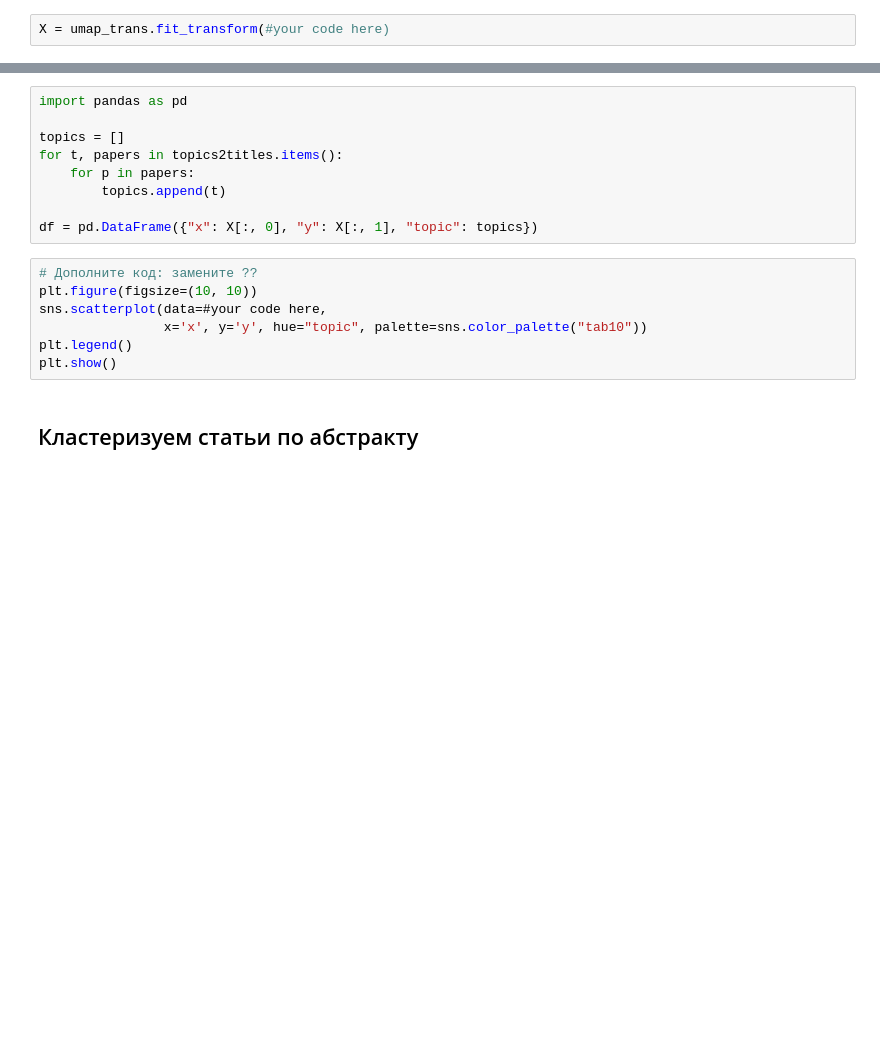
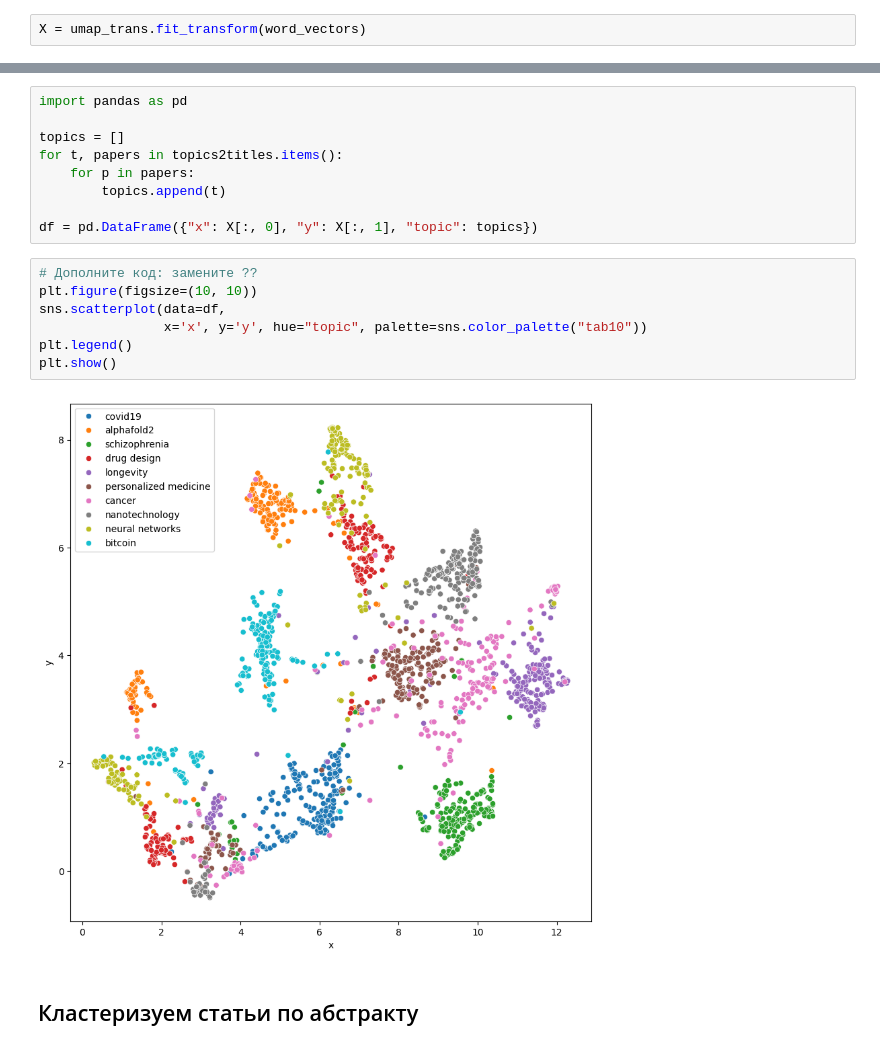
Before and after one commit to Existanze54/sirius-neural-networks-2024, a Jupyter notebook: Practices/S08_Attention_transformers.ipynb, the cells around one changed output, grey strips where cells are left out. Drawn from its saved outputs; the diff is of its cells as text; blank space fills up the shorter version.

```diff
--- a/Practices/S08_Attention_transformers.ipynb
+++ b/Practices/S08_Attention_transformers.ipynb
@@ -264,7 +407,7 @@ from umap import UMAP
 # %%
 umap_trans = UMAP(n_components = 2, metric="cosine")
 # %%
-X = umap_trans.fit_transform(#your code here)
+X = umap_trans.fit_transform(word_vectors)
 # %%
 import matplotlib.pyplot as plt
 import seaborn as sns
@@ -284,10 +429,12 @@ df = pd.DataFrame({"x": X[:, 0], "y": X[:, 1], "topic": topics})
 # %%
 # Дополните код: замените ??
 plt.figure(figsize=(10, 10))
-sns.scatterplot(data=#your code here,
+sns.scatterplot(data=df,
                 x='x', y='y', hue="topic", palette=sns.color_palette("tab10"))
 plt.legend()
 plt.show()
+# %% [output]
+[figure, added]
 # %% [markdown]
 ## Кластеризуем статьи по абстракту
 # %%
```
Also changed, not shown: parts of 19 cells of this notebook.
